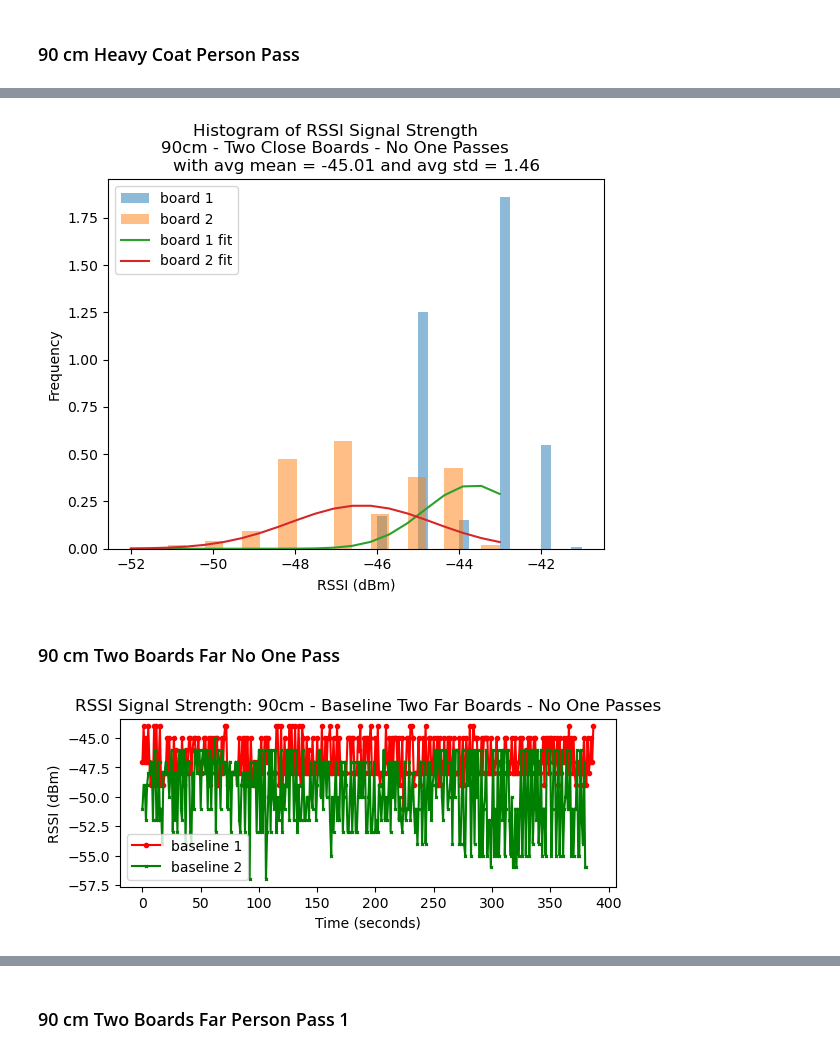
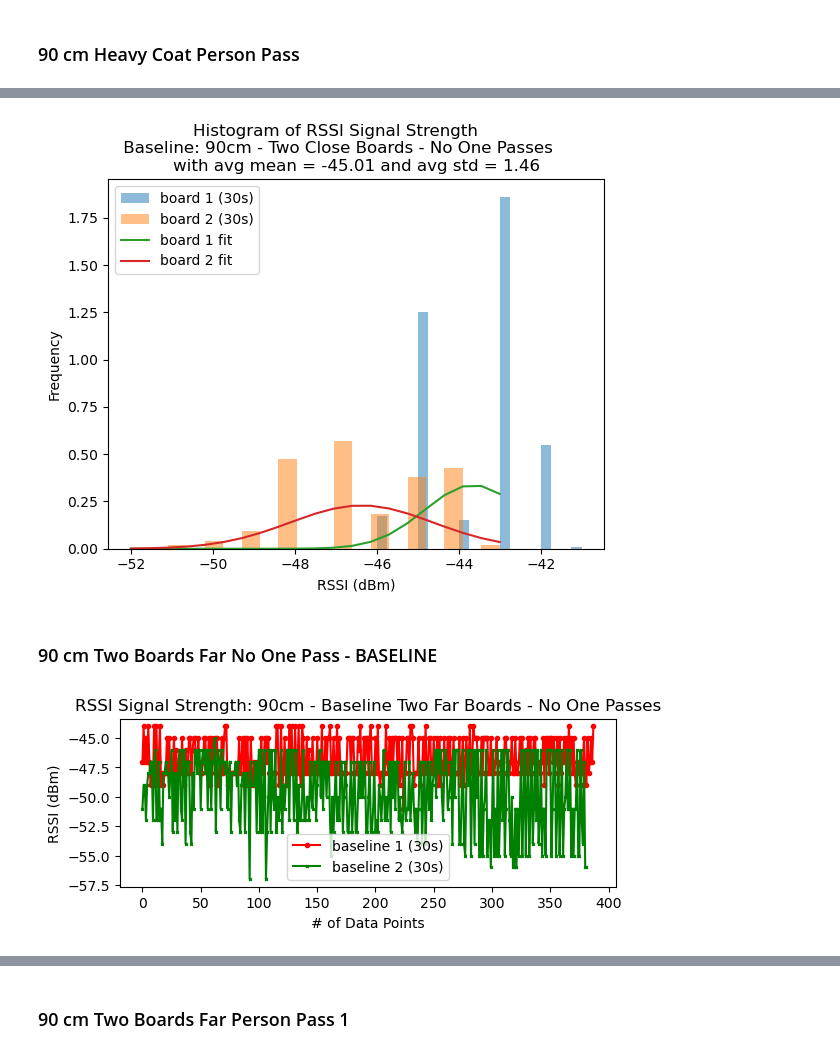
Before and after one commit to SuP3RM/Foot-Traffic, a Jupyter notebook: graphs.ipynb, the cells around one changed output, grey strips where cells are left out. Cells and saved outputs as stored; diff of their text form; code cells hidden in the pictures.

```diff
--- a/graphs.ipynb
+++ b/graphs.ipynb
@@ -693,8 +717,8 @@ plt.show()
 # %%
 # Plot a single histogram of results
 resFig, resAx = plt.subplots()
-n, bins, pacthes = resAx.hist(board_1_close, bins=20, label='board 1', alpha=0.5, density=True)
-n, bins, pacthes = resAx.hist(board_2_close, bins=20, label='board 2', alpha=0.5, density=True)
+n, bins, pacthes = resAx.hist(board_1_close, bins=20, label='board 1 (30s)', alpha=0.5, density=True)
+n, bins, pacthes = resAx.hist(board_2_close, bins=20, label='board 2 (30s)', alpha=0.5, density=True)
 
 # plot the histogram of the RSSI values
 y = ((1 / (np.sqrt(2 * np.pi) * np.std(board_1_close))) *
@@ -708,14 +732,14 @@ resAx.plot(bins, y, label='board 2 fit')
 plt.xlabel('RSSI (dBm)')
 plt.ylabel('Frequency')
 plt.title('Histogram of RSSI Signal Strength\
-        \n90cm - Two Close Boards - No One Passes\
+        \n Baseline: 90cm - Two Close Boards - No One Passes\
         \nwith avg mean = %.2f and avg std = %.2f' % (np.mean((np.mean(board_1_close), np.mean(board_2_close))), np.mean((np.std(board_1_close), np.std(board_2_close)))))
 plt.legend()
 plt.show()
 # %% [output]
-[figure, old version]
+[figure, new version]
 # %% [markdown]
-### 90 cm Two Boards Far No One Pass
+### 90 cm Two Boards Far No One Pass - BASELINE
 # %%
 # define data
 # get data from csv file="FootTrafic_90cm_TwoBoards_Close_NoOnePass"
@@ -733,15 +757,15 @@ board_2_far = board_2_far[~np.isnan(board_2_far)]
 # %%
 plt.figure(1)
 plt.subplot(211)
-plt.plot(board_1_far, label='baseline 1', marker='o', markersize=3, color='red')
-plt.plot(board_2_far, label='baseline 2', marker='x', markersize=2, color='green')
-plt.xlabel('Time (seconds)')
+plt.plot(board_1_far, label='baseline 1 (30s)', marker='o', markersize=3, color='red')
+plt.plot(board_2_far, label='baseline 2 (30s)', marker='x', markersize=2, color='green')
+plt.xlabel('# of Data Points')
 plt.ylabel('RSSI (dBm)')
 plt.title('RSSI Signal Strength: 90cm - Baseline Two Far Boards - No One Passes')
 plt.legend()
 plt.show()
 # %% [output]
-[figure, old version]
+[figure, new version]
 # %%
 # add a 'best fit' line 1
 fig, ax = plt.subplots()
```
Also changed, not shown: parts of 44 cells of this notebook.
